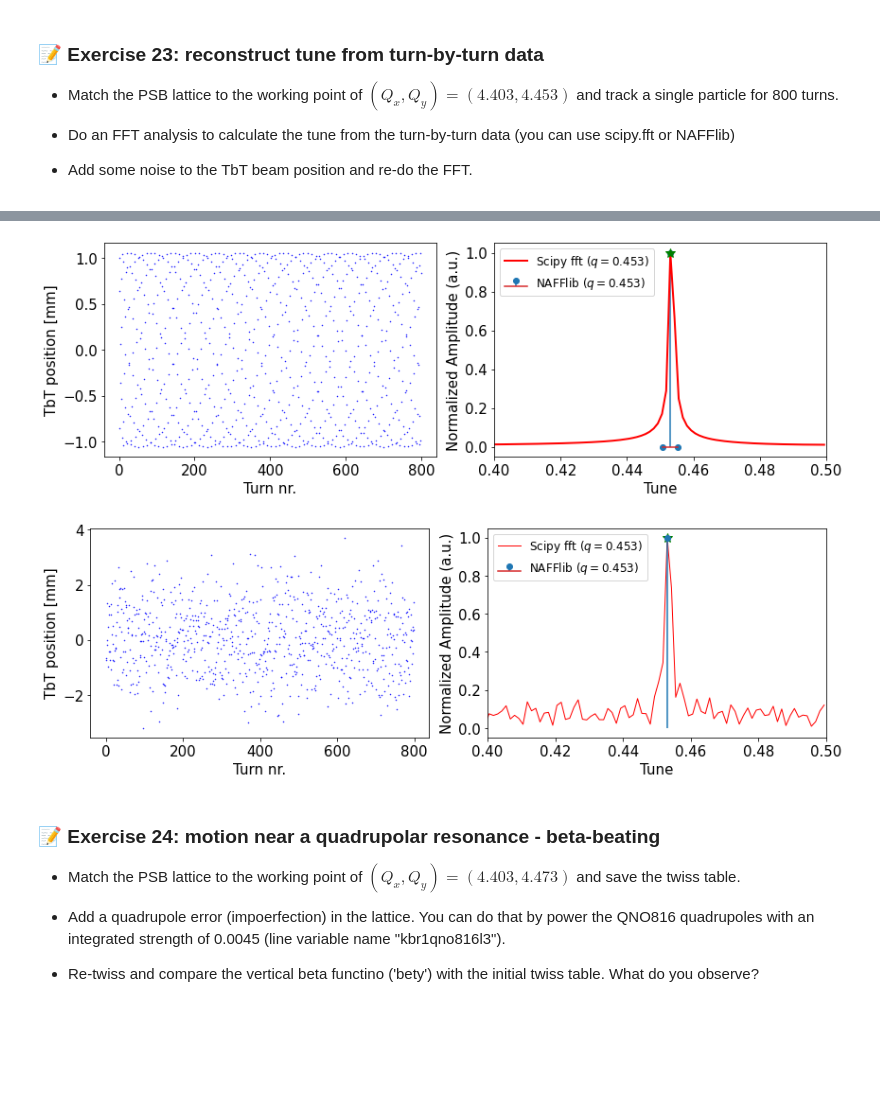
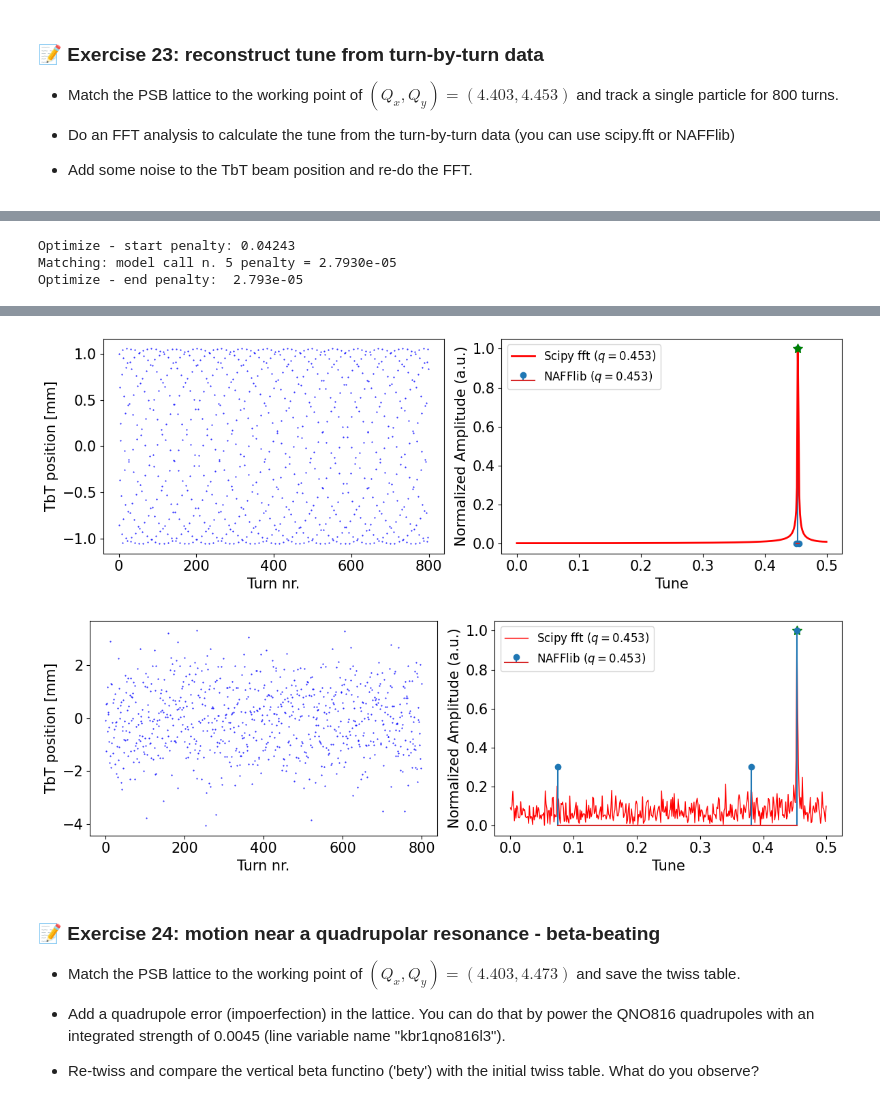
Before and after one commit to tprebiba/auth-accelerator-physics-xsuite, a Jupyter notebook: 3_PSB_Xsuite_tracking.ipynb, the cells around one changed output, grey strips where cells are left out. Saved outputs shown, nothing was run; the diff lists cells and outputs as text; code cells hidden in the pictures; blank space fills up the shorter version.

```diff
--- a/3_PSB_Xsuite_tracking.ipynb
+++ b/3_PSB_Xsuite_tracking.ipynb
@@ -329,3 +327,25 @@ Matching: model call n. 4
+# %%
+Qx0 = 4.403
+Qy0 = 4.453
+# Here we vary the strength of the quadrupoles (two knobs) to reach the target tunes (two constraints)
+# The matching process is not always possible..
+line.match(
+      vary=[
+            xt.Vary('kbrqf', step=1e-8),
+            xt.Vary('kbrqd', step=1e-8),
+      ],
+      targets = [
+                  xt.Target('qx', Qx0, tol=1e-5),
+                  xt.Target('qy', Qy0, tol=1e-5)
+      ]
+)
+
+twiss = line.twiss()
+twiss_df = twiss.to_pandas()
+# %% [output]
+Optimize - start penalty: 0.04243
+Matching: model call n. 5 penalty = 2.7930e-05
+Optimize - end penalty:  2.793e-05
 # %%
  # single particle at x=0.5 mm, y=1 mm
 particles = line.build_particles(x = [0.5e-3], y=[1e-3])
@@ -380,12 +400,12 @@ ax.stem(qs, abs(A/np.max(A)), label='NAFFlib ($q=%1.3f$)'%qs[0])
 ax.plot(tunes, norm_ampls, '-', c='red', lw=2.0, label='Scipy fft ($q=%1.3f$)'%max_tunes[0])
 ax.plot(max_tunes[0:1], max_ampls[0:1], '*', ms=10, color='green')
 ax.legend(loc=0, fontsize=fontsize-3)
-ax.set_xlim(0.4,0.5)
+#ax.set_xlim(0.4,0.5)
 
 f.tight_layout()
 plt.show()
 # %% [output]
-[figure, old version]
+[figure, new version]
 # %%
 # Adding errors in the turn-by-turn data
 data2 = data + 1e-3*np.random.randn(len(data)) # to simulate noise
@@ -408,27 +428,27 @@ qs, A, B = nafflib.get_tunes(data2, norder)
 # %%
 f,axs = plt.subplots(1,2,figsize=(12,4))
 fontsize=15
 
 ax = axs[0]
 ax.set_xlabel('Turn nr.', fontsize=fontsize)
 ax.set_ylabel('TbT position [mm]', fontsize=fontsize)
 ax.tick_params(labelsize=fontsize)
 ax.plot(data2*1e3, '.', ms=1.0, c='blue')
 
 ax = axs[1]
 ax.set_xlabel('Tune', fontsize=fontsize)
 ax.set_ylabel('Normalized Amplitude (a.u.)', fontsize=fontsize)
 ax.tick_params(labelsize=fontsize)
 ax.plot(tunes, norm_ampls, '-', c='red', lw=1.0, label='Scipy fft ($q=%1.3f$)'%max_tunes[0])
 ax.plot(max_tunes[0:1], max_ampls[0:1], '*', ms=10, color='green')
 ax.stem(qs, abs(A/np.max(A)), label='NAFFlib ($q=%1.3f$)'%qs[0])
 ax.legend(loc=0, fontsize=fontsize-3)
-ax.set_xlim(0.4,0.5)
+#ax.set_xlim(0.4,0.5)
 
 f.tight_layout()
 plt.show()
 # %% [output]
-[figure, old version]
+[figure, new version]
 # %% [markdown]
 ### 📝 Exercise 24: motion near a quadrupolar resonance - beta-beating
 
```
Also changed, not shown: parts of 31 cells of this notebook, 2 other files.
